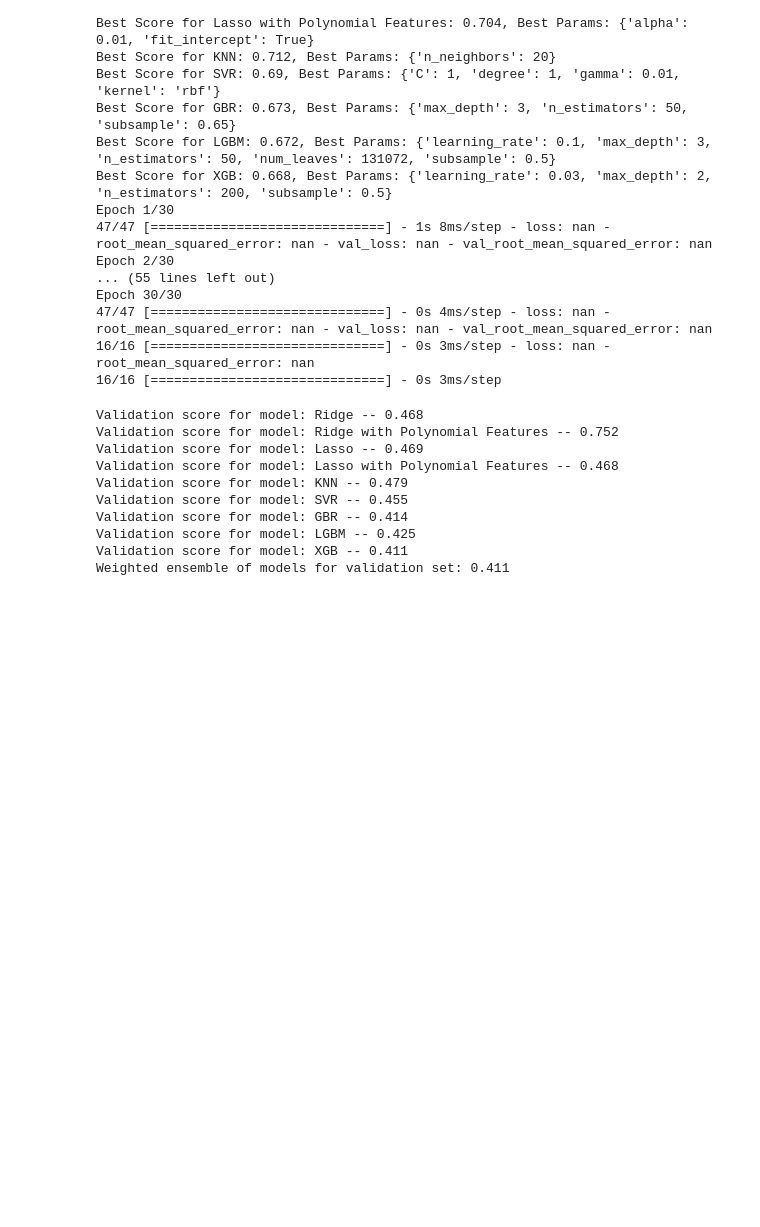
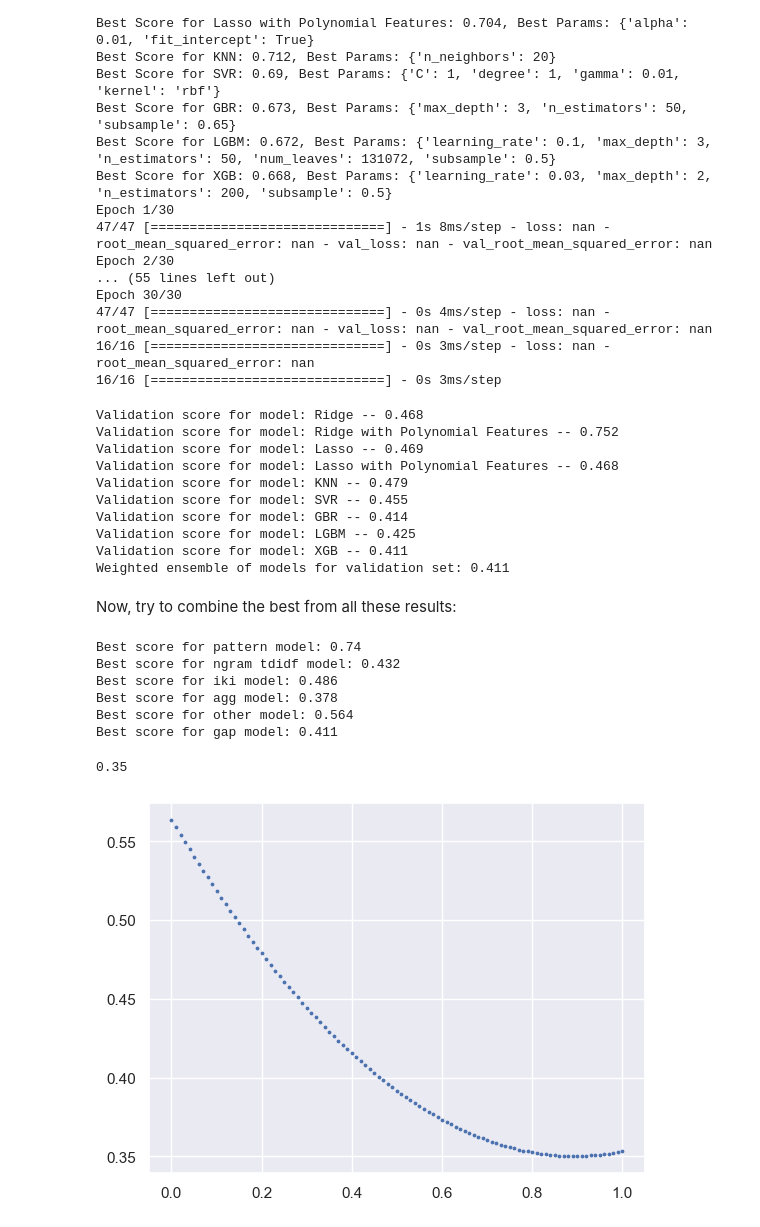
Before and after one commit to ZalmanKelber/kaggle_writing, a Jupyter notebook: writing7.ipynb, the cells around one changed output. Drawn from its saved outputs; the diff is of its cells as text; code cells hidden in the pictures; blank space fills up the shorter version.

Commit message:
Combine results into best model

```diff
--- a/writing7.ipynb
+++ b/writing7.ipynb
@@ -567,3 +567,41 @@ Validation score for model: GBR -- 0.414
 Validation score for model: LGBM -- 0.425
 Validation score for model: XGB -- 0.411
 Weighted ensemble of models for validation set: 0.411
+# %% [markdown]
+Now, try to combine the best from all these results:
+# %%
+ensemble_preds = [
+    (y_valid_pred_pattern, 'pattern'),
+    (y_valid_pred_ngram, 'ngram tdidf'),
+    (y_valid_pred_iki, 'iki'),
+    (y_valid_pred_agg, 'agg'),
+    (y_valid_pred_other, 'other'),
+    (y_valid_pred_gap, 'gap')
+]
+for i in range(len(ensemble_preds)):
+    sc = round(mean_squared_error(y_valid, ensemble_preds[i][0]), 3)
+    print(f'Best score for {ensemble_preds[i][1]} model: {sc}')
+scores = []
+iotas = np.arange(0, 1.01, .01)
+for iota in iotas:
+    scores.append(mean_squared_error(y_valid, y_valid_pred_agg * iota + y_valid_pred_gap * (1 - iota)))
+ens = y_valid_pred_agg * .65 + y_valid_pred_gap * .35
+scores = []
+for iota in iotas:
+    scores.append(mean_squared_error(y_valid, ens * iota + y_valid_pred_ngram * (1 - iota)))
+ens = ens * .7 + y_valid_pred_ngram * .3
+scores = []
+for iota in iotas:
+    scores.append(mean_squared_error(y_valid, ens * iota + y_valid_pred_other * (1 - iota)))
+plt.scatter(iotas, scores, s=3)
+ens = ens * .9 + y_valid_pred_other * .1
+round(mean_squared_error(y_valid, ens), 3)
+# %% [output]
+Best score for pattern model: 0.74
+Best score for ngram tdidf model: 0.432
+Best score for iki model: 0.486
+Best score for agg model: 0.378
+Best score for other model: 0.564
+Best score for gap model: 0.411
+0.35
+[figure, added]
```
